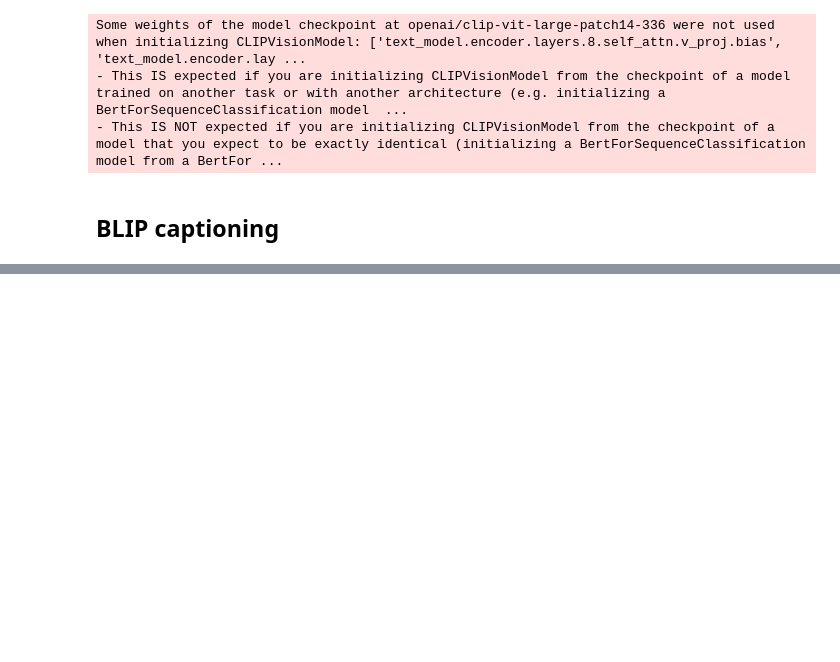
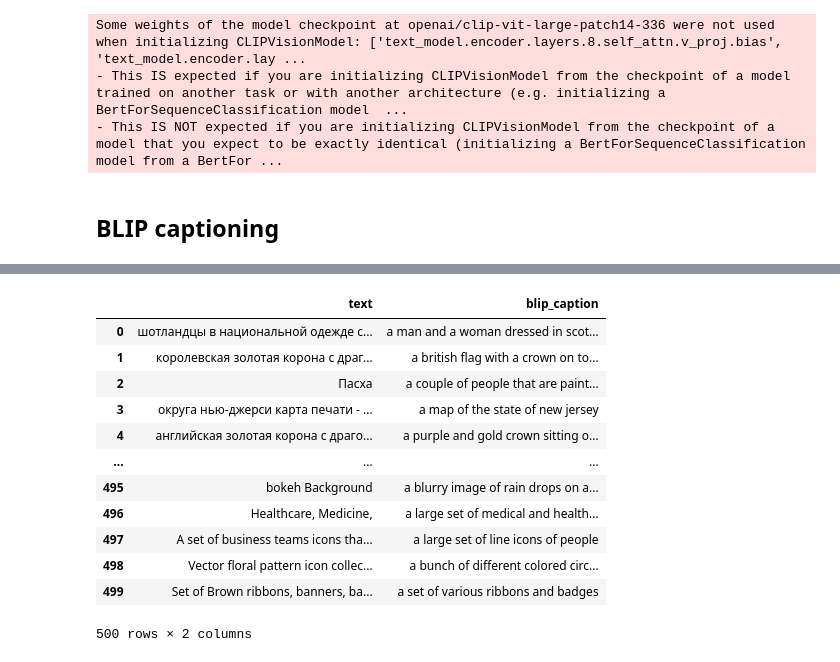
Before and after one commit to ai-forever/DataProcessingFramework, a Jupyter notebook: examples/image_filters_example.ipynb, the cells around one changed output, grey strips where cells are left out. Saved outputs shown, nothing was run; the diff lists cells and outputs as text; code cells hidden in the pictures; blank space fills up the shorter version.

```diff
--- a/examples/image_filters_example.ipynb
+++ b/examples/image_filters_example.ipynb
@@ -213,14 +242,12 @@ processor.df['caption liuhaotian/llava-v1.5-13b prompt pixart']
 # %% [markdown]
 ## BLIP captioning
 # %%
-# from DPF.filters.images.blip_captioning_filter import BLIPCaptioningFilter
+from DPF.filters.images.blip_captioning_filter import BLIPCaptioningFilter
 
-# datafilter = BLIPCaptioningFilter(
-#     workers=16,
-#     batch_size=32,
-#     device='cuda:0'
-# )
+datafilter = BLIPCaptioningFilter(
+    workers=16,
+    batch_size=32,
+    device='cuda:0'
+)
 
-# processor.apply_data_filter(datafilter)
-
-# TODO: fix error
+processor.apply_data_filter(datafilter)
@@ -228,0 +271,16 @@ processor.df['blip_caption']
+# %%
+processor.df[['text', 'blip_caption']]
+# %% [output]
+|  | text | blip_caption |
+| 0 | шотландцы в национальной одежде с... | a man and a woman dressed in scot... |
+| 1 | королевская золотая корона с драг... | a british flag with a crown on to... |
+| 2 | Пасха | a couple of people that are paint... |
+| 3 | округа нью-джерси карта печати - ... | a map of the state of new jersey |
+| 4 | английская золотая корона с драго... | a purple and gold crown sitting o... |
+| ... | ... | ... |
+| 495 | bokeh Background | a blurry image of rain drops on a... |
+| 496 | Healthcare, Medicine, | a large set of medical and health... |
+| 497 | A set of business teams icons tha... | a large set of line icons of people |
+| 498 | Vector floral pattern icon collec... | a bunch of different colored circ... |
+| 499 | Set of Brown ribbons, banners, ba... | a set of various ribbons and badges |
+500 rows × 2 columns
```
Also changed, not shown: parts of 4 cells of this notebook, 4 other files.
